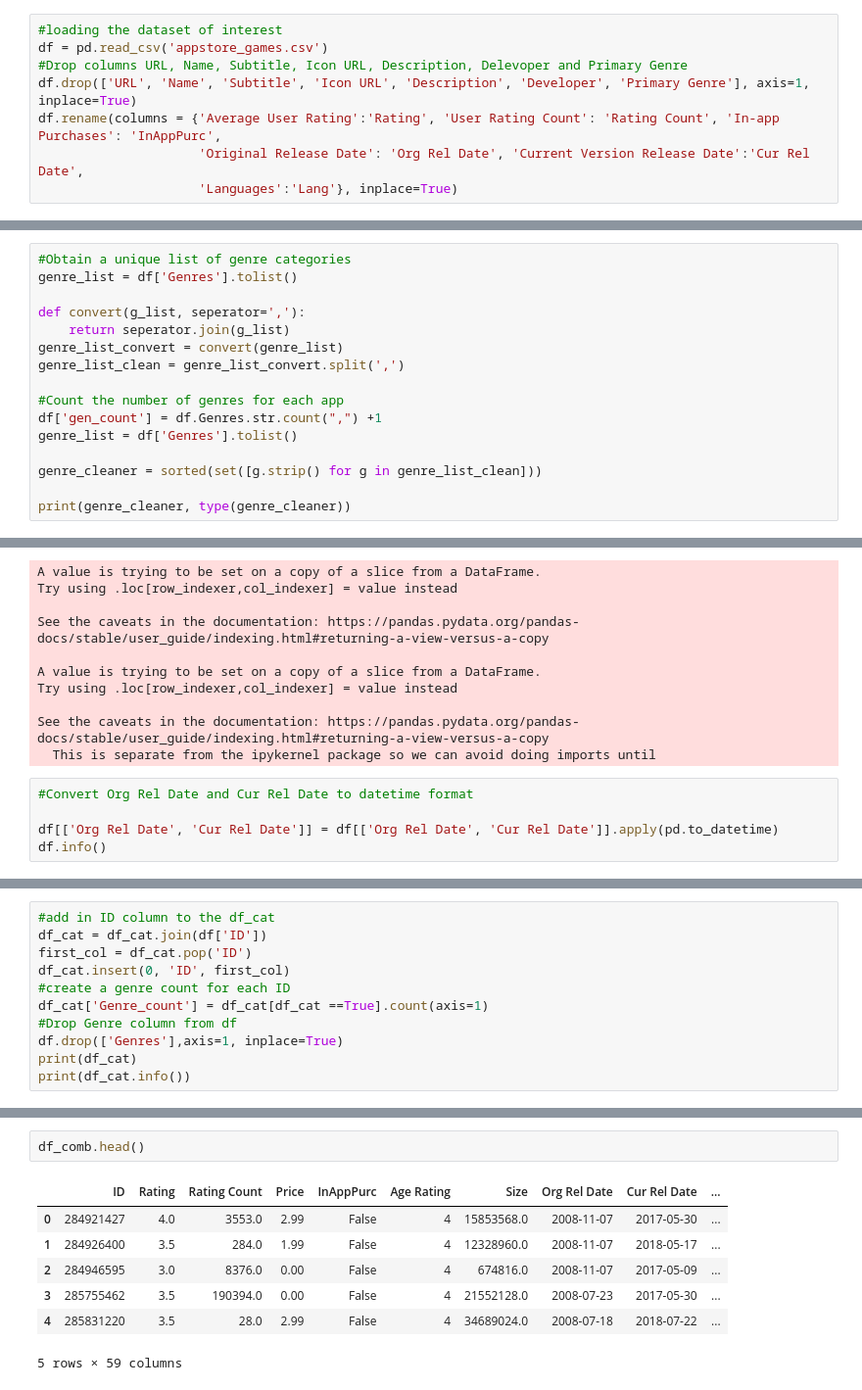
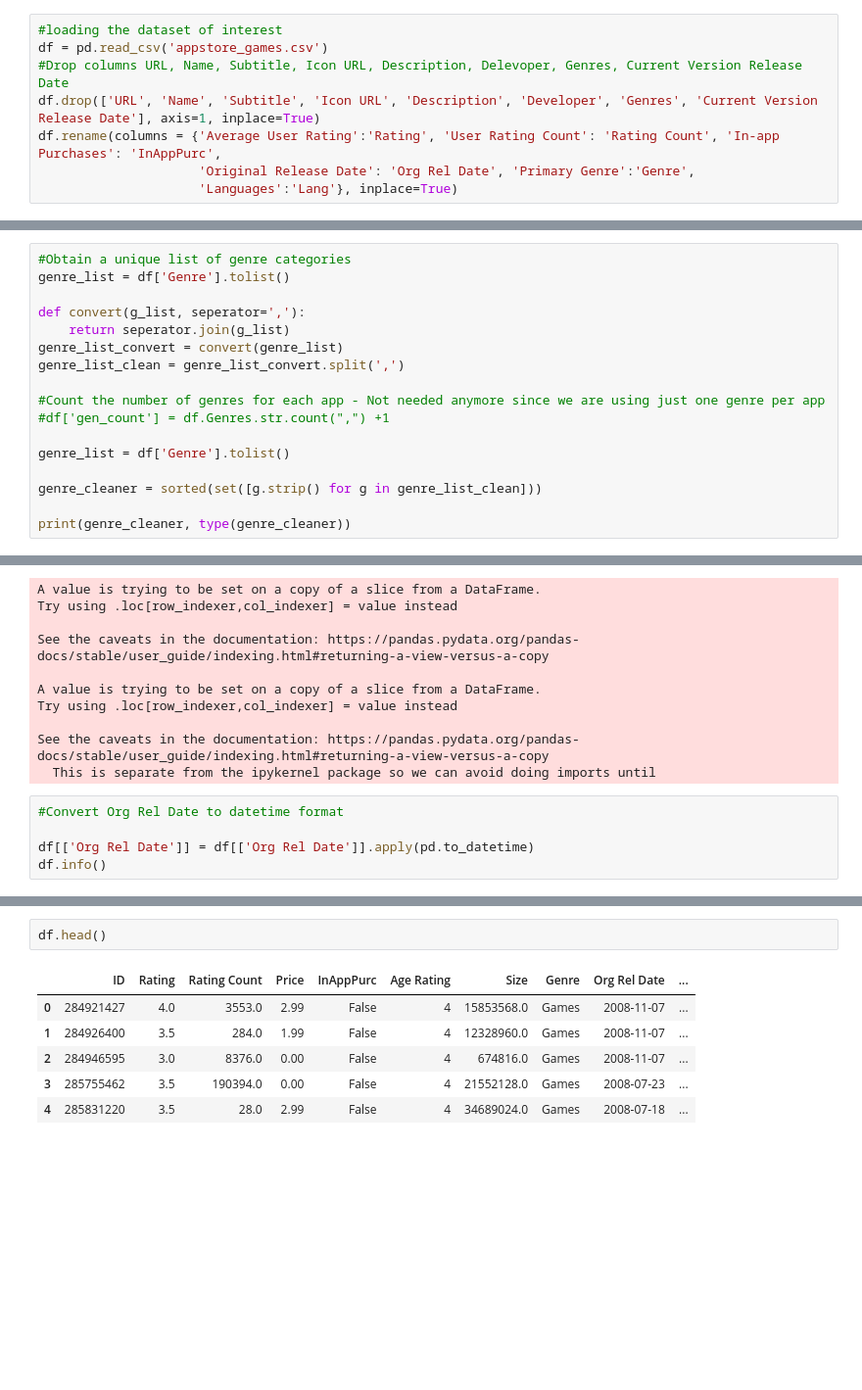
Before and after one commit to christianveater/Springboard_rep, a Jupyter notebook: Capstone-Project-2/Capstone2.ipynb, the cells around one changed output, grey strips where cells are left out. Shown: that part at 98% size. Cells and saved outputs as stored; diff of their text form; blank space fills up the shorter version.

```diff
--- a/Capstone-Project-2/Capstone2.ipynb
+++ b/Capstone-Project-2/Capstone2.ipynb
@@ -15,9 +16,9 @@ os.getcwd()
 # %%
 #loading the dataset of interest
 df = pd.read_csv('appstore_games.csv')
-#Drop columns URL, Name, Subtitle, Icon URL, Description, Delevoper and Primary Genre
-df.drop(['URL', 'Name', 'Subtitle', 'Icon URL', 'Description', 'Developer', 'Primary Genre'], axis=1, inplace=True)
+#Drop columns URL, Name, Subtitle, Icon URL, Description, Delevoper, Genres, Current Version Release Date
+df.drop(['URL', 'Name', 'Subtitle', 'Icon URL', 'Description', 'Developer', 'Genres', 'Current Version Release Date'], axis=1, inplace=True)
 df.rename(columns = {'Average User Rating':'Rating', 'User Rating Count': 'Rating Count', 'In-app Purchases': 'InAppPurc',
-                     'Original Release Date': 'Org Rel Date', 'Current Version Release Date':'Cur Rel Date',
+                     'Original Release Date': 'Org Rel Date', 'Primary Genre':'Genre',
                      'Languages':'Lang'}, inplace=True)
 # %%
@@ -104,16 +95,17 @@ See the caveats in the documentation: https://pandas.pydata.org/pandas-docs/stab
   This is separate from the ipykernel package so we can avoid doing imports until
 # %%
 #Obtain a unique list of genre categories
-genre_list = df['Genres'].tolist()
+genre_list = df['Genre'].tolist()
 
 def convert(g_list, seperator=','):
     return seperator.join(g_list)
 genre_list_convert = convert(genre_list)
 genre_list_clean = genre_list_convert.split(',')
 
-#Count the number of genres for each app
-df['gen_count'] = df.Genres.str.count(",") +1
-genre_list = df['Genres'].tolist()
+#Count the number of genres for each app - Not needed anymore since we are using just one genre per app
+#df['gen_count'] = df.Genres.str.count(",") +1
+
+genre_list = df['Genre'].tolist()
 
 genre_cleaner = sorted(set([g.strip() for g in genre_list_clean]))
 
@@ -178,9 +165,9 @@ Try using .loc[row_indexer,col_indexer] = value instead
 See the caveats in the documentation: https://pandas.pydata.org/pandas-docs/stable/user_guide/indexing.html#returning-a-view-versus-a-copy
   This is separate from the ipykernel package so we can avoid doing imports until
 # %%
-#Convert Org Rel Date and Cur Rel Date to datetime format
+#Convert Org Rel Date to datetime format
 
-df[['Org Rel Date', 'Cur Rel Date']] = df[['Org Rel Date', 'Cur Rel Date']].apply(pd.to_datetime)
+df[['Org Rel Date']] = df[['Org Rel Date']].apply(pd.to_datetime)
 df.info()
 # %% [output]
 <class 'pandas.core.frame.DataFrame'>
@@ -261,11 +194,0 @@ df_cat['Word'] = df['Genres'].str.contains('Word')
-# %%
-#add in ID column to the df_cat
-df_cat = df_cat.join(df['ID'])
-first_col = df_cat.pop('ID')
-df_cat.insert(0, 'ID', first_col)
-#create a genre count for each ID
-df_cat['Genre_count'] = df_cat[df_cat ==True].count(axis=1)
-#Drop Genre column from df
-df.drop(['Genres'],axis=1, inplace=True)
-print(df_cat)
-print(df_cat.info())
@@ -325,10 +217,9 @@ memory usage: 2.9 MB
 # %%
-df_comb.head()
+df.head()
 # %% [output]
-|  | ID | Rating | Rating Count | Price | InAppPurc | Age Rating | Size | Org Rel Date | Cur Rel Date | ... |
-| 0 | 284921427 | 4.0 | 3553.0 | 2.99 | False | 4 | 15853568.0 | 2008-11-07 | 2017-05-30 | ... |
-| 1 | 284926400 | 3.5 | 284.0 | 1.99 | False | 4 | 12328960.0 | 2008-11-07 | 2018-05-17 | ... |
-| 2 | 284946595 | 3.0 | 8376.0 | 0.00 | False | 4 | 674816.0 | 2008-11-07 | 2017-05-09 | ... |
-| 3 | 285755462 | 3.5 | 190394.0 | 0.00 | False | 4 | 21552128.0 | 2008-07-23 | 2017-05-30 | ... |
-| 4 | 285831220 | 3.5 | 28.0 | 2.99 | False | 4 | 34689024.0 | 2008-07-18 | 2018-07-22 | ... |
+|  | ID | Rating | Rating Count | Price | InAppPurc | Age Rating | Size | Genre | Org Rel Date | ... |
+| 0 | 284921427 | 4.0 | 3553.0 | 2.99 | False | 4 | 15853568.0 | Games | 2008-11-07 | ... |
+| 1 | 284926400 | 3.5 | 284.0 | 1.99 | False | 4 | 12328960.0 | Games | 2008-11-07 | ... |
+| 2 | 284946595 | 3.0 | 8376.0 | 0.00 | False | 4 | 674816.0 | Games | 2008-11-07 | ... |
+| 3 | 285755462 | 3.5 | 190394.0 | 0.00 | False | 4 | 21552128.0 | Games | 2008-07-23 | ... |
+| 4 | 285831220 | 3.5 | 28.0 | 2.99 | False | 4 | 34689024.0 | Games | 2008-07-18 | ... |
-5 rows × 59 columns
```
Also changed, not shown: parts of 36 cells of this notebook.
